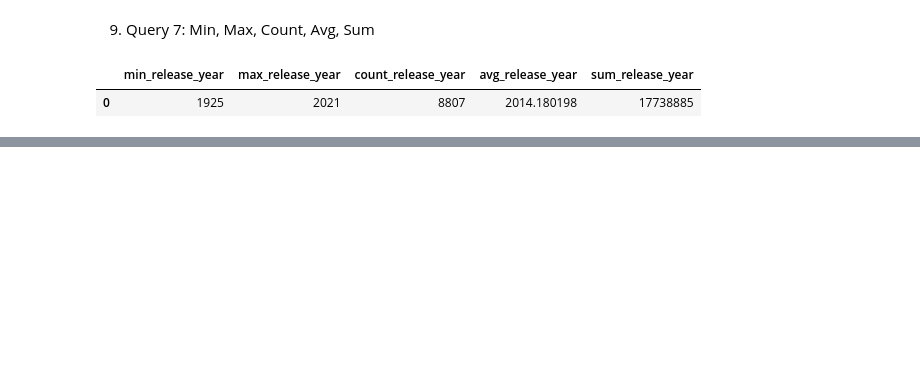
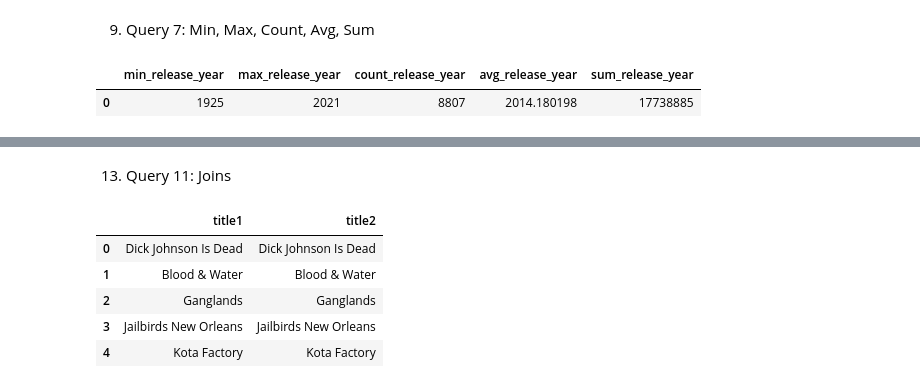
Before and after one commit to Somerillo/DI-Bootcamp, a Jupyter notebook: week10/day4/mini-project 2/mini-project2 netflix SQL.ipynb, the cells around one changed output, grey strips where cells are left out. Drawn from its saved outputs; the diff is of its cells as text; code cells hidden in the pictures; blank space fills up the shorter version.

```diff
--- a/week10/day4/mini-project 2/mini-project2 netflix SQL.ipynb
+++ b/week10/day4/mini-project 2/mini-project2 netflix SQL.ipynb
@@ -180,0 +241,20 @@ df.head()
+# %% [markdown]
+13. Query 11: Joins
+# %%
+# Write and execute a SQL query to join the Netflix table with itself and select specific columns.
+query = """
+SELECT n1.title AS title1, n2.title AS title2
+FROM netflix n1
+JOIN netflix n2 ON n1.show_id = n2.show_id
+"""
+
+# Execute the query
+df = pd.read_sql_query(query, conn)
+df.head()
+# %% [output]
+|  | title1 | title2 |
+| 0 | Dick Johnson Is Dead | Dick Johnson Is Dead |
+| 1 | Blood & Water | Blood & Water |
+| 2 | Ganglands | Ganglands |
+| 3 | Jailbirds New Orleans | Jailbirds New Orleans |
+| 4 | Kota Factory | Kota Factory |
```
Also changed, not shown: parts of 20 cells of this notebook.
